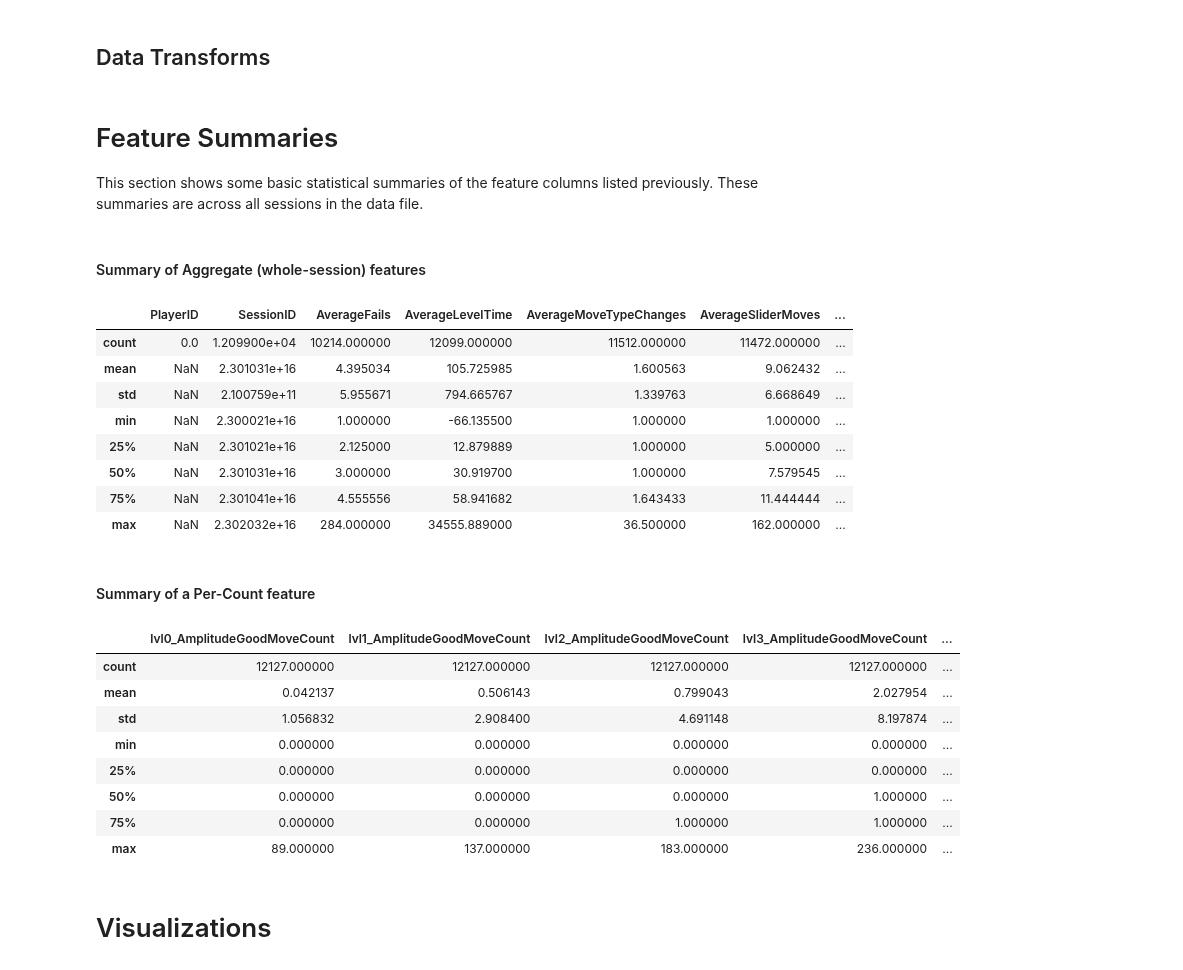
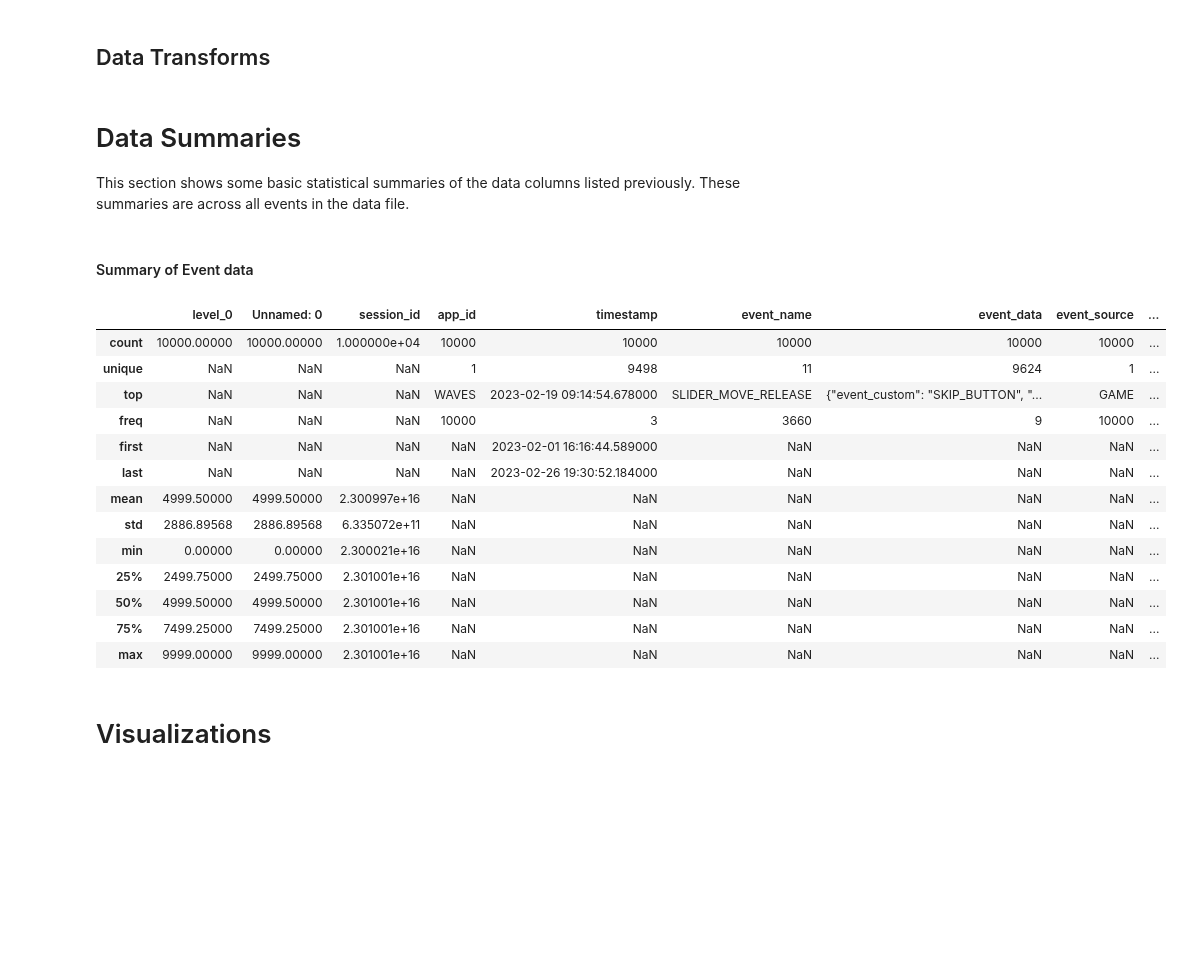
Before and after one commit to opengamedata/opengamedata-samples, a Jupyter notebook: WAVES/explore/Waves_explore_events.ipynb, the cells around one changed output. Cells and saved outputs as stored; diff of their text form; code cells hidden in the pictures; blank space fills up the shorter version.

Commit message:
A bit more work on events template.

```diff
--- a/WAVES/explore/Waves_explore_events.ipynb
+++ b/WAVES/explore/Waves_explore_events.ipynb
@@ -207,3 +205,15 @@ typed_data = raw_data.replace({'None':None})
+# %%
+typed_data = raw_data.replace({'None':None})
+name_replacements = {
+    "CUSTOM.1":"SLIDER_MOVE_RELEASE",
+    "CUSTOM.2":"ARROW_MOVE_RELEASE",
+    "CUSTOM.3":"QUESTION_ANSWER",
+    "CUSTOM.4":"RESET_BTN_PRESS",
+    "CUSTOM.5":"MENU_BUTTON",
+    "CUSTOM.6":"SKIP_BUTTON",
+    "CUSTOM.7":"DISMISS_MENU_BUTTON",
+}
+typed_data['event_name'].replace(name_replacements, inplace=True)
 # %%
 # typed_data = typed_data.convert_dtypes()
 
@@ -278,9 +288,9 @@ First five rows containing null data:
 # %%
 # All sessions have some NaN data; choose any columns for which you'd like to drop sessions that had NaN in those specific columns:
 # Note that the "count" in the summary indicates how many rows have non-null/non-NA values in them.
-drop_nas = ["AverageLevelTime"]
+drop_nas = ["app_id"]
 
-df_session = typed_data.dropna(subset=drop_nas)
-df_session.reset_index(inplace=True)
-print(f"After removing rows with NA values, there are {df_session.shape[0]} rows remaining")
+df_events = typed_data.dropna(subset=drop_nas)
+df_events.reset_index(inplace=True)
+print(f"After removing rows with NA values, there are {df_events.shape[0]} rows remaining")
 # %% [output]
@@ -303,42 +313,29 @@ Execute the following chunk only when the features are timedelta
 # %% [markdown]
 ## Data Transforms
 # %% [markdown]
-# Feature Summaries
+# Data Summaries
 
-This section shows some basic statistical summaries of the feature columns listed previously.
-These summaries are across all sessions in the data file.
+This section shows some basic statistical summaries of the data columns listed previously.
+These summaries are across all events in the data file.
 # %% [markdown]
-#### Summary of Aggregate (whole-session) features
+#### Summary of Event data
 # %%
-df_session[column_groups['Aggregate']].describe(include = 'all')
+df_events.describe(include = 'all')
 # %% [output]
-|  | PlayerID | SessionID | AverageFails | AverageLevelTime | AverageMoveTypeChanges | AverageSliderMoves | ... |
-| count | 0.0 | 1.209900e+04 | 10214.000000 | 12099.000000 | 11512.000000 | 11472.000000 | ... |
-| mean | NaN | 2.301031e+16 | 4.395034 | 105.725985 | 1.600563 | 9.062432 | ... |
-| std | NaN | 2.100759e+11 | 5.955671 | 794.665767 | 1.339763 | 6.668649 | ... |
-| min | NaN | 2.300021e+16 | 1.000000 | -66.135500 | 1.000000 | 1.000000 | ... |
-| 25% | NaN | 2.301021e+16 | 2.125000 | 12.879889 | 1.000000 | 5.000000 | ... |
-| 50% | NaN | 2.301031e+16 | 3.000000 | 30.919700 | 1.000000 | 7.579545 | ... |
-| 75% | NaN | 2.301041e+16 | 4.555556 | 58.941682 | 1.643433 | 11.444444 | ... |
-| max | NaN | 2.302032e+16 | 284.000000 | 34555.889000 | 36.500000 | 162.000000 | ... |
+|  | level_0 | Unnamed: 0 | session_id | app_id | timestamp | event_name | event_data | event_source | ... |
+| count | 10000.00000 | 10000.00000 | 1.000000e+04 | 10000 | 10000 | 10000 | 10000 | 10000 | ... |
+| unique | NaN | NaN | NaN | 1 | 9498 | 11 | 9624 | 1 | ... |
+| top | NaN | NaN | NaN | WAVES | 2023-02-19 09:14:54.678000 | SLIDER_MOVE_RELEASE | {"event_custom": "SKIP_BUTTON", "... | GAME | ... |
+| freq | NaN | NaN | NaN | 10000 | 3 | 3660 | 9 | 10000 | ... |
+| first | NaN | NaN | NaN | NaN | 2023-02-01 16:16:44.589000 | NaN | NaN | NaN | ... |
+| last | NaN | NaN | NaN | NaN | 2023-02-26 19:30:52.184000 | NaN | NaN | NaN | ... |
+| mean | 4999.50000 | 4999.50000 | 2.300997e+16 | NaN | NaN | NaN | NaN | NaN | ... |
+| std | 2886.89568 | 2886.89568 | 6.335072e+11 | NaN | NaN | NaN | NaN | NaN | ... |
+| min | 0.00000 | 0.00000 | 2.300021e+16 | NaN | NaN | NaN | NaN | NaN | ... |
+| 25% | 2499.75000 | 2499.75000 | 2.301001e+16 | NaN | NaN | NaN | NaN | NaN | ... |
+| 50% | 4999.50000 | 4999.50000 | 2.301001e+16 | NaN | NaN | NaN | NaN | NaN | ... |
+| 75% | 7499.25000 | 7499.25000 | 2.301001e+16 | NaN | NaN | NaN | NaN | NaN | ... |
+| max | 9999.00000 | 9999.00000 | 2.301001e+16 | NaN | NaN | NaN | NaN | NaN | ... |
-# %% [markdown]
-#### Summary of a Per-Count feature
-# %%
-# Choose which per-count feature you'd like to see summarized
-per_count = "AmplitudeGoodMoveCount"
-
-cols = [col for col in raw_data.columns if col.endswith(per_count)]
-raw_data[cols].describe(include='all')
-# %% [output]
-|  | lvl0_AmplitudeGoodMoveCount | lvl1_AmplitudeGoodMoveCount | lvl2_AmplitudeGoodMoveCount | lvl3_AmplitudeGoodMoveCount | ... |
-| count | 12127.000000 | 12127.000000 | 12127.000000 | 12127.000000 | ... |
-| mean | 0.042137 | 0.506143 | 0.799043 | 2.027954 | ... |
-| std | 1.056832 | 2.908400 | 4.691148 | 8.197874 | ... |
-| min | 0.000000 | 0.000000 | 0.000000 | 0.000000 | ... |
-| 25% | 0.000000 | 0.000000 | 0.000000 | 0.000000 | ... |
-| 50% | 0.000000 | 0.000000 | 0.000000 | 1.000000 | ... |
-| 75% | 0.000000 | 0.000000 | 1.000000 | 1.000000 | ... |
-| max | 89.000000 | 137.000000 | 183.000000 | 236.000000 | ... |
 # %% [markdown]
 # Visualizations
 # %% [markdown]
```
Also changed, not shown: parts of 4 cells of this notebook.
